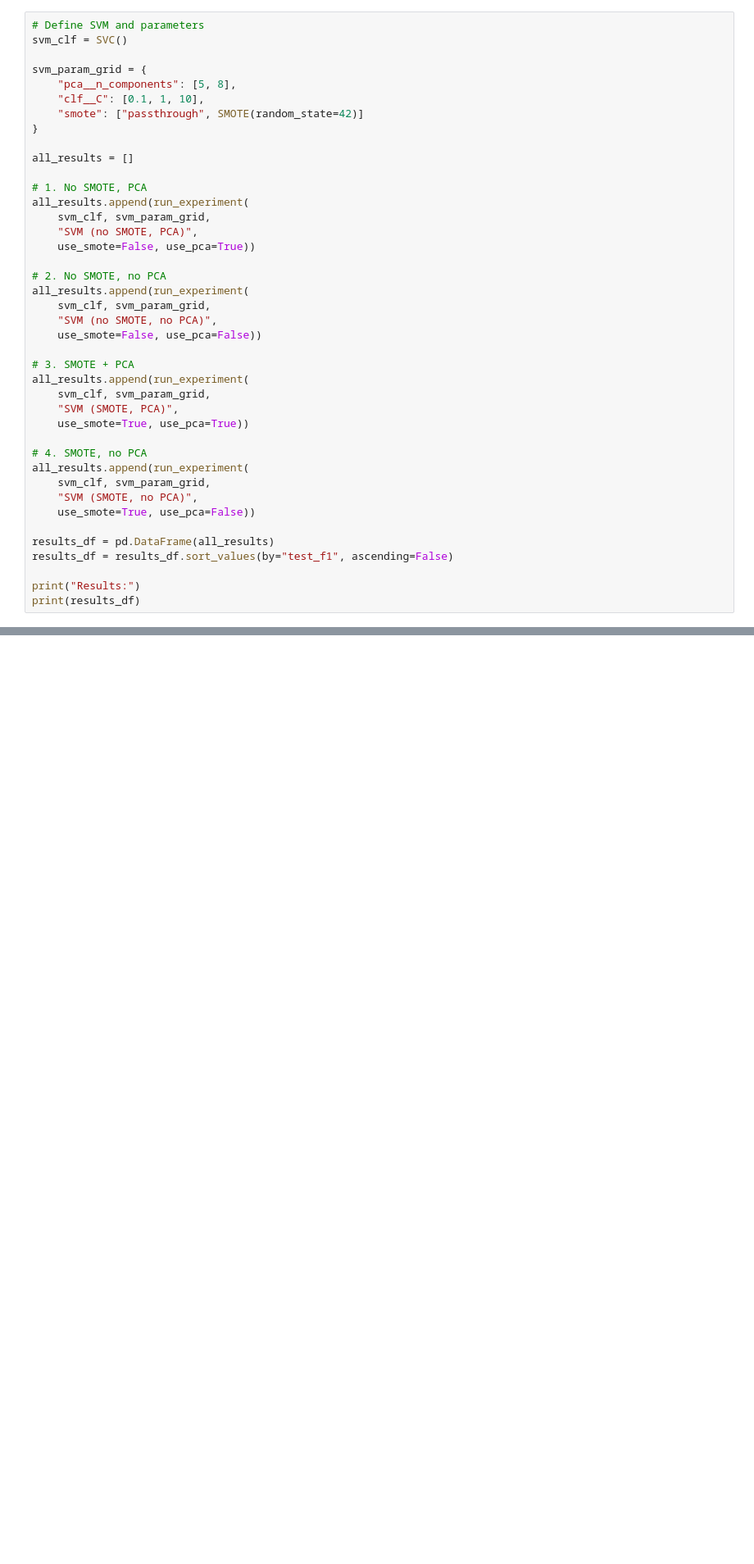
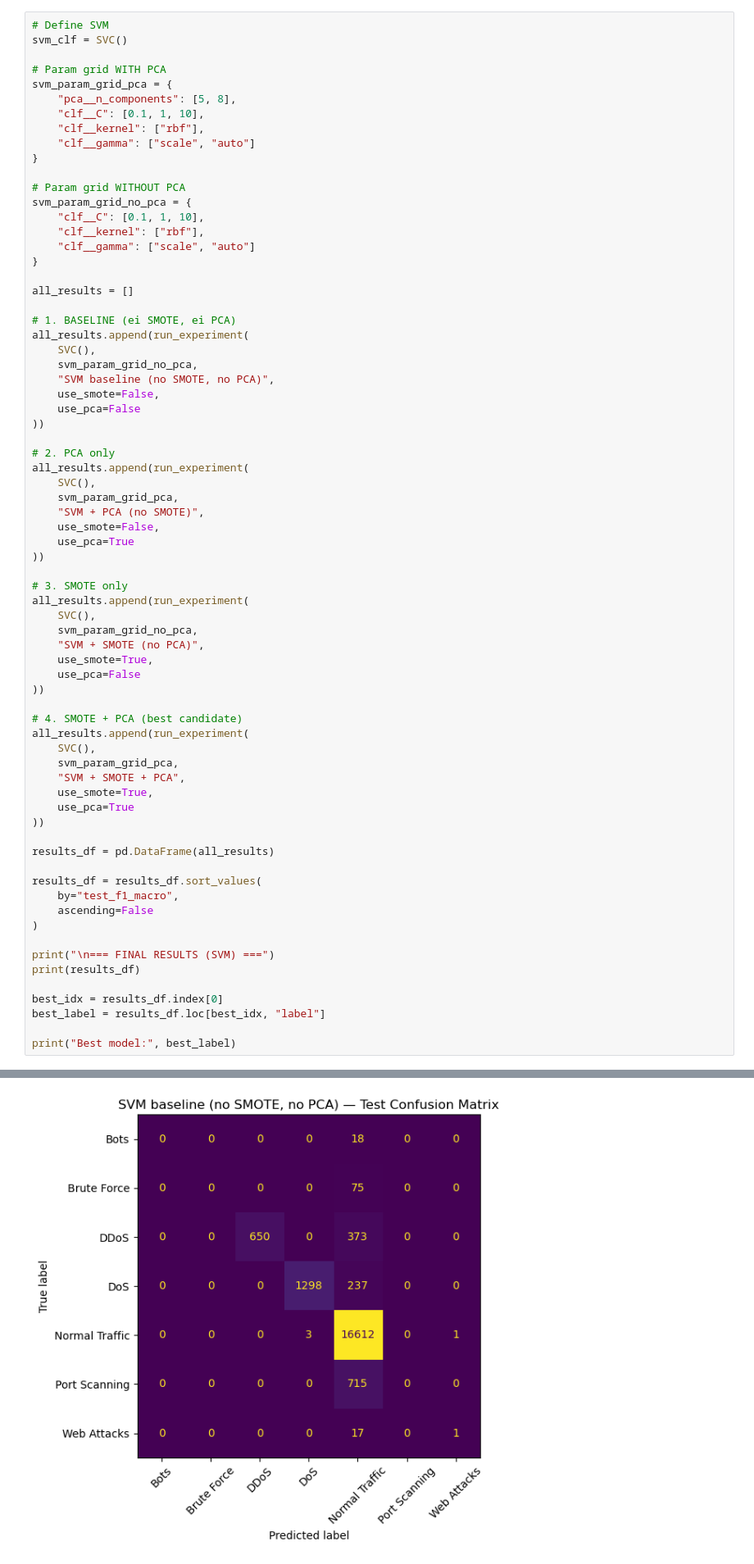
Before and after one commit to LottaSofiaK/AppliedMachineLearningGroup22, a Jupyter notebook: Lotta_SVM.ipynb, the cells around one changed output, grey strips where cells are left out. Shown at 82% size. Drawn from its saved outputs; the diff is of its cells as text; blank space fills up the shorter version.

```diff
--- a/Lotta_SVM.ipynb
+++ b/Lotta_SVM.ipynb
@@ -116,43 +137,73 @@ def run_experiment(clf, param_grid, label, use_smote=True, use_pca=True):
     }
 # %%
-# Define SVM and parameters
+# Define SVM
 svm_clf = SVC()
 
-svm_param_grid = {
+# Param grid WITH PCA
+svm_param_grid_pca = {
     "pca__n_components": [5, 8],
     "clf__C": [0.1, 1, 10],
-    "smote": ["passthrough", SMOTE(random_state=42)]
+    "clf__kernel": ["rbf"],
+    "clf__gamma": ["scale", "auto"]
+}
+
+# Param grid WITHOUT PCA
+svm_param_grid_no_pca = {
+    "clf__C": [0.1, 1, 10],
+    "clf__kernel": ["rbf"],
+    "clf__gamma": ["scale", "auto"]
 }
 
 all_results = []
 
-# 1. No SMOTE, PCA
+# 1. BASELINE (ei SMOTE, ei PCA)
 all_results.append(run_experiment(
-    svm_clf, svm_param_grid,
-    "SVM (no SMOTE, PCA)",
-    use_smote=False, use_pca=True))
+    SVC(),
+    svm_param_grid_no_pca,
+    "SVM baseline (no SMOTE, no PCA)",
+    use_smote=False,
+    use_pca=False
+))
 
-# 2. No SMOTE, no PCA
+# 2. PCA only
 all_results.append(run_experiment(
-    svm_clf, svm_param_grid,
-    "SVM (no SMOTE, no PCA)",
-    use_smote=False, use_pca=False))
+    SVC(),
+    svm_param_grid_pca,
+    "SVM + PCA (no SMOTE)",
+    use_smote=False,
+    use_pca=True
+))
 
-# 3. SMOTE + PCA
+# 3. SMOTE only
 all_results.append(run_experiment(
-    svm_clf, svm_param_grid,
-    "SVM (SMOTE, PCA)",
-    use_smote=True, use_pca=True))
+    SVC(),
+    svm_param_grid_no_pca,
+    "SVM + SMOTE (no PCA)",
+    use_smote=True,
+    use_pca=False
+))
 
-# 4. SMOTE, no PCA
+# 4. SMOTE + PCA (best candidate)
 all_results.append(run_experiment(
-    svm_clf, svm_param_grid,
-    "SVM (SMOTE, no PCA)",
-    use_smote=True, use_pca=False))
+    SVC(),
+    svm_param_grid_pca,
+    "SVM + SMOTE + PCA",
+    use_smote=True,
+    use_pca=True
+))
 
 results_df = pd.DataFrame(all_results)
-results_df = results_df.sort_values(by="test_f1", ascending=False)
 
-print("Results:")
+results_df = results_df.sort_values(
+    by="test_f1_macro",
+    ascending=False
+)
+
+print("\n=== FINAL RESULTS (SVM) ===")
 print(results_df)
+
+best_idx = results_df.index[0]
+best_label = results_df.loc[best_idx, "label"]
+
+print("Best model:", best_label)
 # %% [output]
@@ -159,0 +211 @@ Fitting 5 folds for each of 12 candidates, totalling 60 fits
+[figure, added]
```
Also changed, not shown: parts of 2 cells of this notebook.
